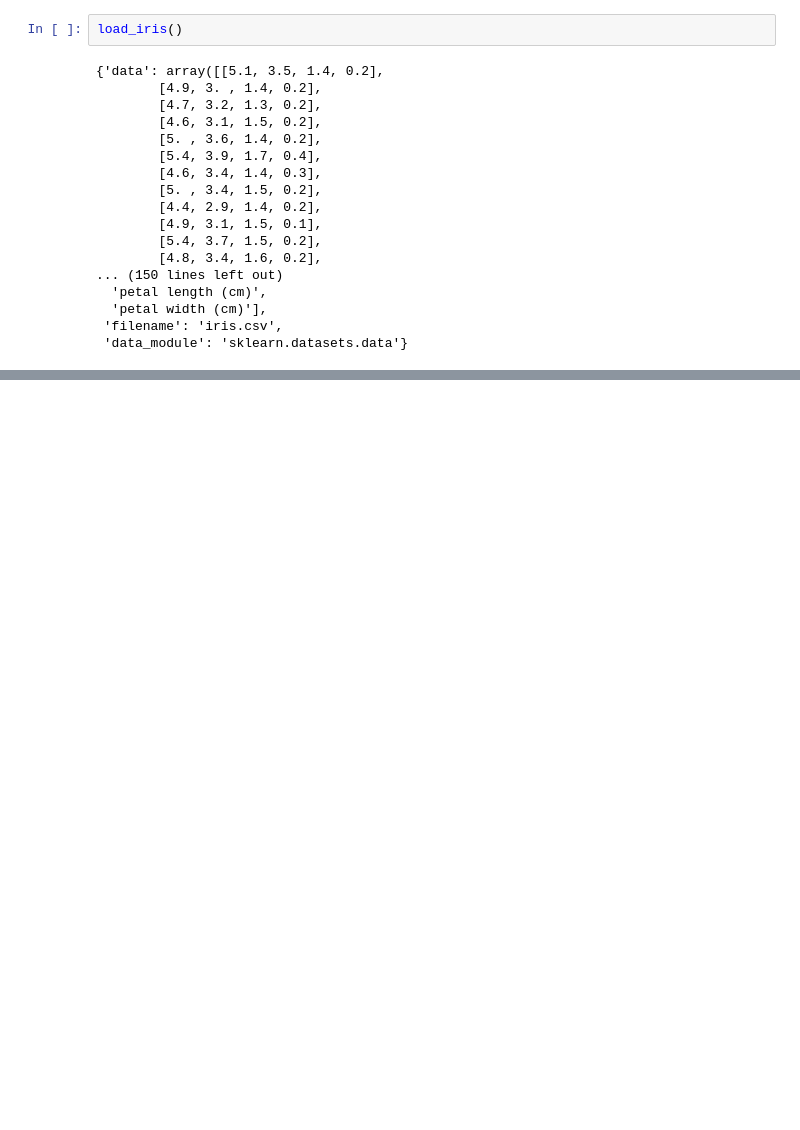
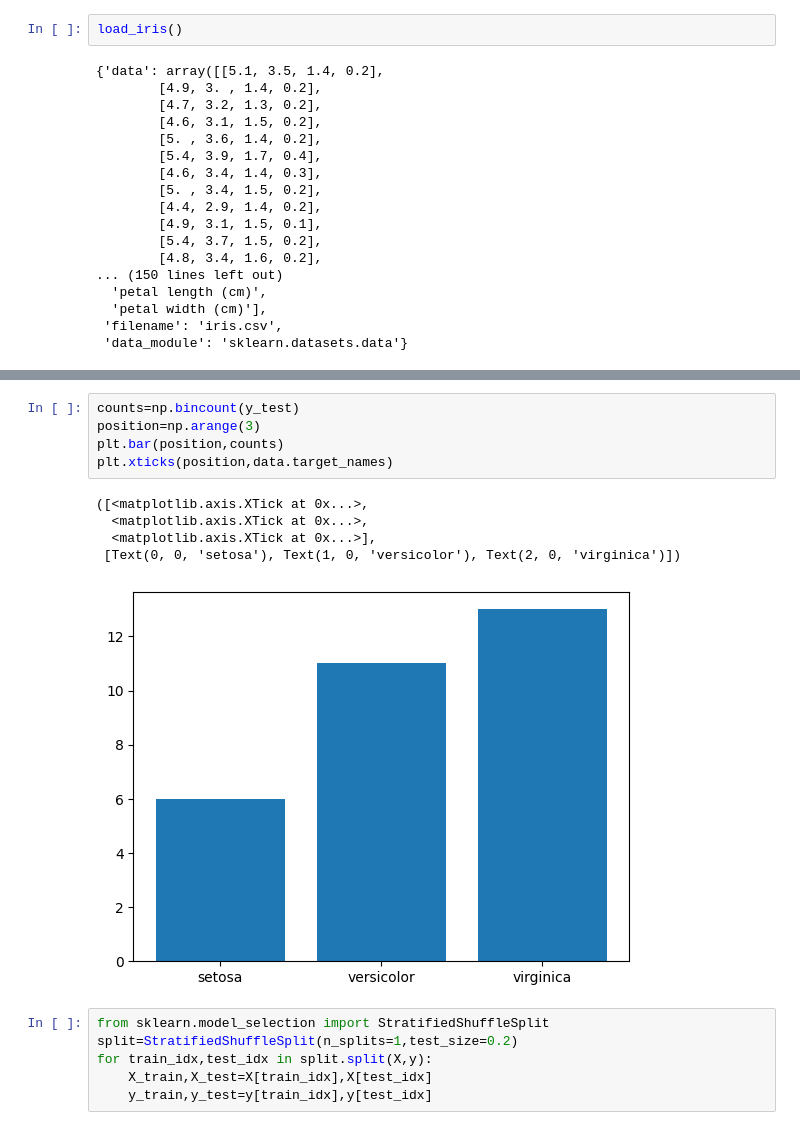
Before and after one commit to dev0405/Scikit_learn, a Jupyter notebook: third.ipynb, the cells around one changed output, grey strips where cells are left out. Cells and saved outputs as stored; diff of their text form; blank space fills up the shorter version.

```diff
--- a/third.ipynb
+++ b/third.ipynb
@@ -55,0 +89,17 @@ load_iris()
+# %%
+counts=np.bincount(y_test)
+position=np.arange(3)
+plt.bar(position,counts)
+plt.xticks(position,data.target_names)
+# %% [output]
+([<matplotlib.axis.XTick at 0x...>,
+  <matplotlib.axis.XTick at 0x...>,
+  <matplotlib.axis.XTick at 0x...>],
+ [Text(0, 0, 'setosa'), Text(1, 0, 'versicolor'), Text(2, 0, 'virginica')])
+[figure, added]
+# %%
+from sklearn.model_selection import StratifiedShuffleSplit
+split=StratifiedShuffleSplit(n_splits=1,test_size=0.2)
+for train_idx,test_idx in split.split(X,y):
+    X_train,X_test=X[train_idx],X[test_idx]
+    y_train,y_test=y[train_idx],y[test_idx]
```
Also changed, not shown: parts of 10 cells of this notebook.
